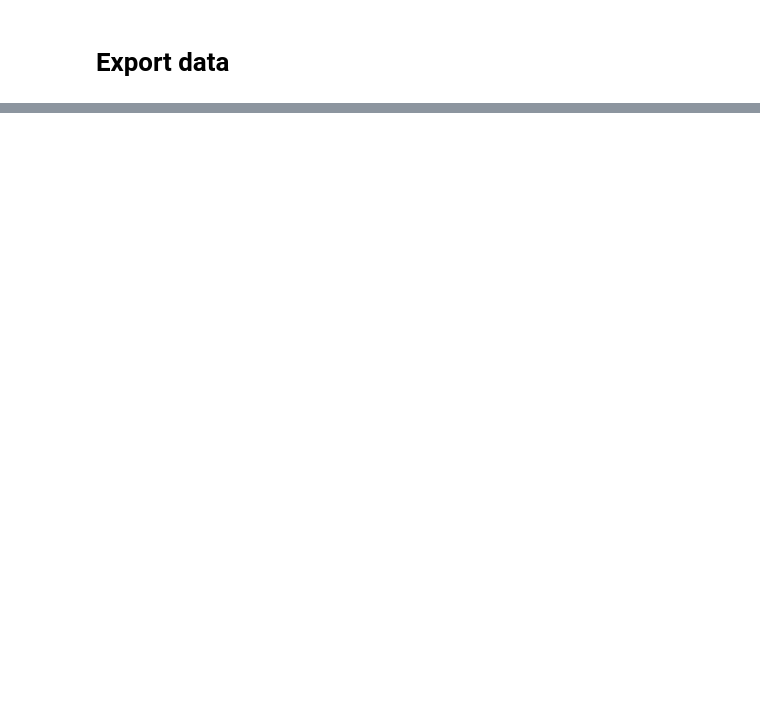
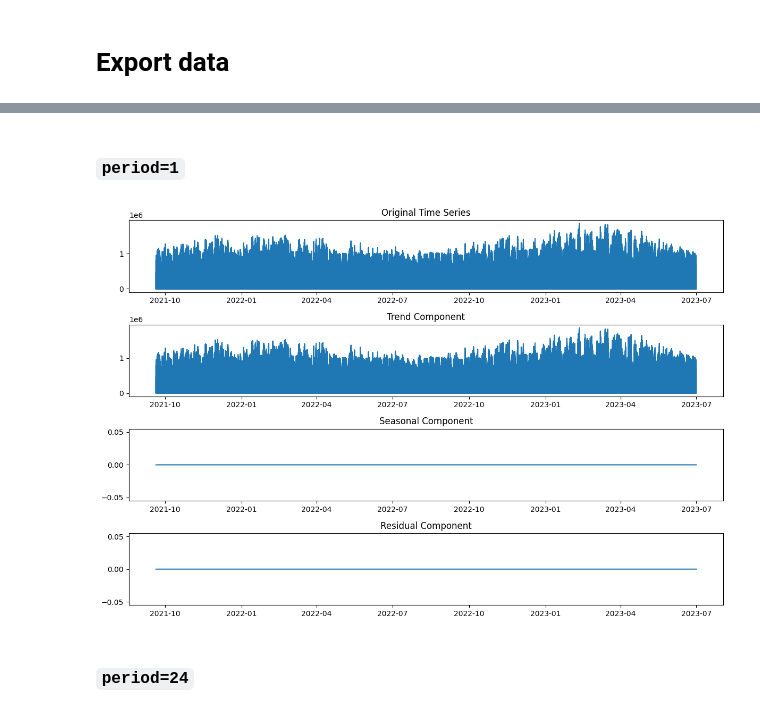
Before and after one commit to quantran-13/cs2215-ECD-mlops, a Jupyter notebook: notebooks/eda.ipynb, the cells around one changed output, grey strips where cells are left out. Drawn from its saved outputs; the diff is of its cells as text; code cells hidden in the pictures; blank space fills up the shorter version.

```diff
--- a/notebooks/eda.ipynb
+++ b/notebooks/eda.ipynb
@@ -131,0 +344,30 @@ df.to_csv('../data/cleaned_data.csv', index=False)
+# %% [markdown]
+### `period=1`
+# %%
+PERIOD=1
+# %%
+# Decompose the time series
+decomposition = sm.tsa.seasonal_decompose(df['TotalCon'], model='additive', period=PERIOD)
+# You can adjust the period parameter if seasonality is present. Use period=1 for non-seasonal data.
+
+# Plot the decomposed components
+fig, (ax1, ax2, ax3, ax4) = plt.subplots(4, 1, figsize=(12, 8))
+
+ax1.set_title('Original Time Series')
+ax1.plot(df.index, df['TotalCon'], label='Original', linestyle='-')
+
+ax2.set_title('Trend Component')
+ax2.plot(decomposition.trend.index, decomposition.trend, label='Trend', linestyle='-')
+
+ax3.set_title('Seasonal Component')
+ax3.plot(decomposition.seasonal.index, decomposition.seasonal, label='Seasonal', linestyle='-')
+
+ax4.set_title('Residual Component')
+ax4.plot(decomposition.resid.index, decomposition.resid, label='Residual', linestyle='-')
+
+plt.tight_layout()
+plt.show()
+# %% [output]
+[figure, added]
+# %% [markdown]
+### `period=24`
```
Also changed, not shown: parts of 29 cells of this notebook.
